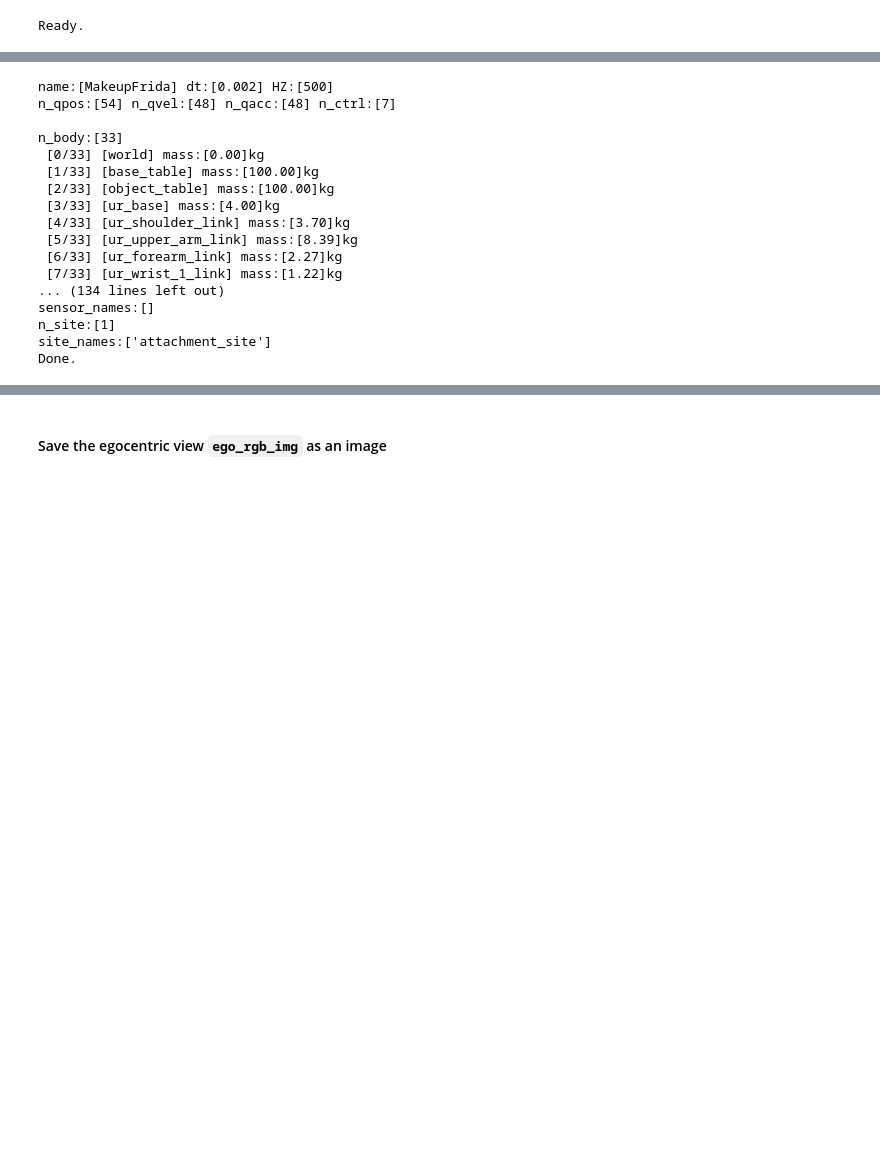
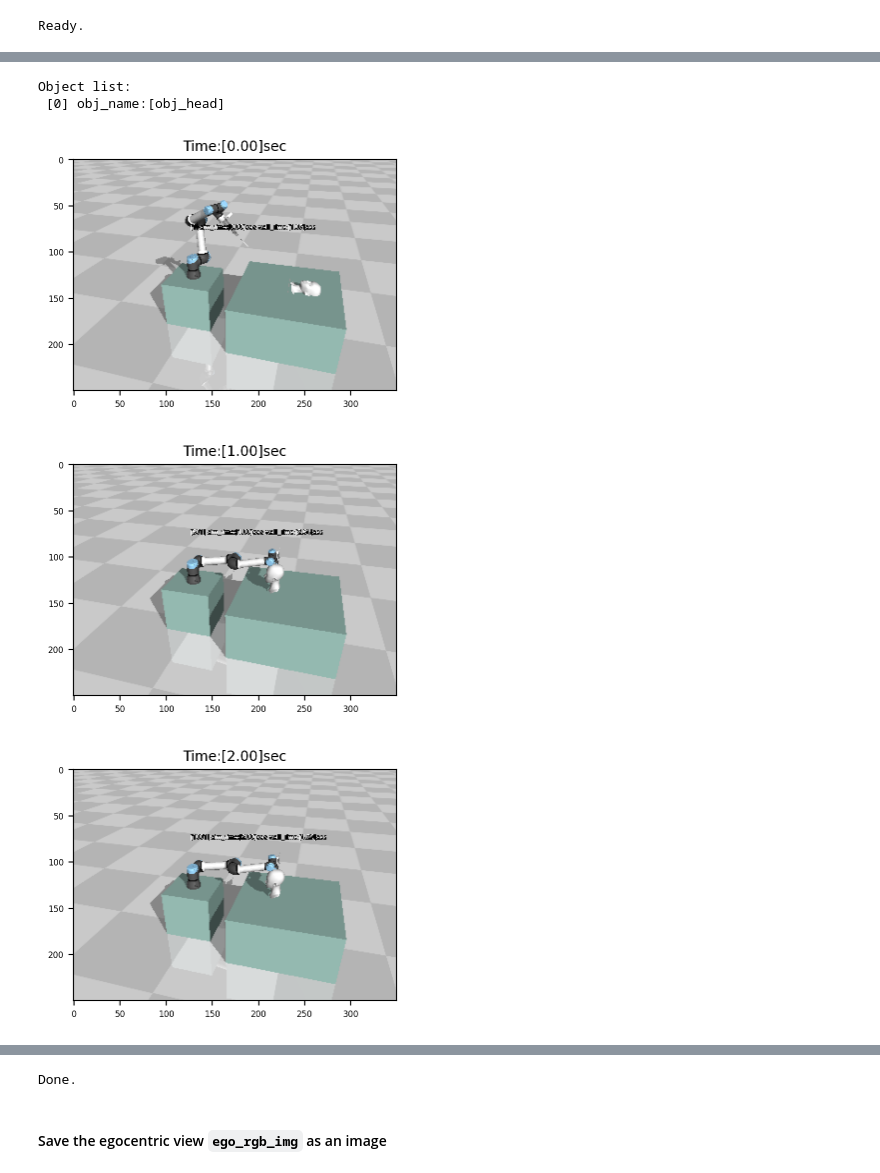
Before and after one commit to seunbite/exercise-yet-another-mujoco-tutorial-v3, a Jupyter notebook: notebook/07_visual_reasoning.ipynb, the cells around one changed output, grey strips where cells are left out. Drawn from its saved outputs; the diff is of its cells as text; code cells hidden in the pictures; blank space fills up the shorter version.

```diff
--- a/notebook/07_visual_reasoning.ipynb
+++ b/notebook/07_visual_reasoning.ipynb
@@ -80,8 +79,5 @@ Error:
 # %%
 # Initialize environment
-xml_path = '../asset/makeup_frida/scene_table.xml'
-env = MuJoCoParserClass(name='MakeupFrida', rel_xml_path=xml_path, verbose=True)
-print("Done.")
 
 # Initialize viewer
 env.reset()
@@ -93,52 +89,58 @@ env.init_viewer(
     lookat=[0.39, 0.25, 0.43],
 )
 
-# Get object names
-obj_names = env.get_body_names(prefix='obj_')
+env.set_p_body(body_name='ur_base',p=np.array([0,0,0.5])) # move UR
+env.set_p_body(body_name='object_table',p=np.array([1.0,0,0])) # move table
+# obj_names = env.get_body_names(prefix='obj_') # object names
+obj_names = ['obj_head']
 n_obj = len(obj_names)
-print("Object list:")
+obj_xyzs = sample_xyzs(
+    n_obj,
+    x_range   = [0.75,1.25],
+    y_range   = [-0.4,+0.4],
+    z_range   = [0.51,0.51],
+    min_dist  = 0.1,
+    xy_margin = 0.0
+)
+obj_xyzs = np.array([[1, 0, 0.51]])
+R = rpy2r(np.radians([0,0,270]))
+print ("Object list:")
 for obj_idx in range(n_obj):
-    print(f" [{obj_idx}] obj_name:[{obj_names[obj_idx]}]")
+    print (" [%d] obj_name:[%s]"%(obj_idx,obj_names[obj_idx]))
+    env.set_p_base_body(body_name=obj_names[obj_idx],p=obj_xyzs[obj_idx,:])
+    env.set_R_base_body(body_name=obj_names[obj_idx],R=R)
+# Move
+qpos = np.radians([0,-90,60,75,90,0])
+idxs_step = env.get_idxs_step(joint_names=joint_names)
+env.set_qpos_joints(joint_names=joint_names,qpos=q_init)
 
 # Main loop
 env_state = env.get_state()
 while env.is_viewer_alive():
     # Step
     env.step()
 
     # Render
     if env.loop_every(tick_every=10):
         env.plot_time()
         env.render()
 
     # Plot
     if env.loop_every(tick_every=500):  # every 1 second
         # Grab current view
         render_img = env.grab_image(rsz_rate=1/4)
         # Plot
         plt.figure(figsize=(8, 3))
         plt.imshow(render_img)
         plt.title(f"Time:[{env.get_sim_time():.2f}]sec", fontsize=10)
         plt.show()
 
 
 env.close_viewer()
 print ("Done.")
 # %% [output]
-name:[MakeupFrida] dt:[0.002] HZ:[500]
-n_qpos:[54] n_qvel:[48] n_qacc:[48] n_ctrl:[7]
-
-n_body:[33]
- [0/33] [world] mass:[0.00]kg
- [1/33] [base_table] mass:[100.00]kg
- [2/33] [object_table] mass:[100.00]kg
- [3/33] [ur_base] mass:[4.00]kg
- [4/33] [ur_shoulder_link] mass:[3.70]kg
- [5/33] [ur_upper_arm_link] mass:[8.39]kg
- [6/33] [ur_forearm_link] mass:[2.27]kg
- [7/33] [ur_wrist_1_link] mass:[1.22]kg
-... (134 lines left out)
-sensor_names:[]
-n_site:[1]
-site_names:['attachment_site']
-Done.
+Object list:
+ [0] obj_name:[obj_head]
+[figure, added]
+[figure, added]
+[figure, added]
@@ -145,3 +148,4 @@ Done.
+Done.
 # %% [markdown]
 #### Save the egocentric view `ego_rgb_img` as an image
 # %%
```
Also changed, not shown: parts of 5 cells of this notebook, 31 other files.
